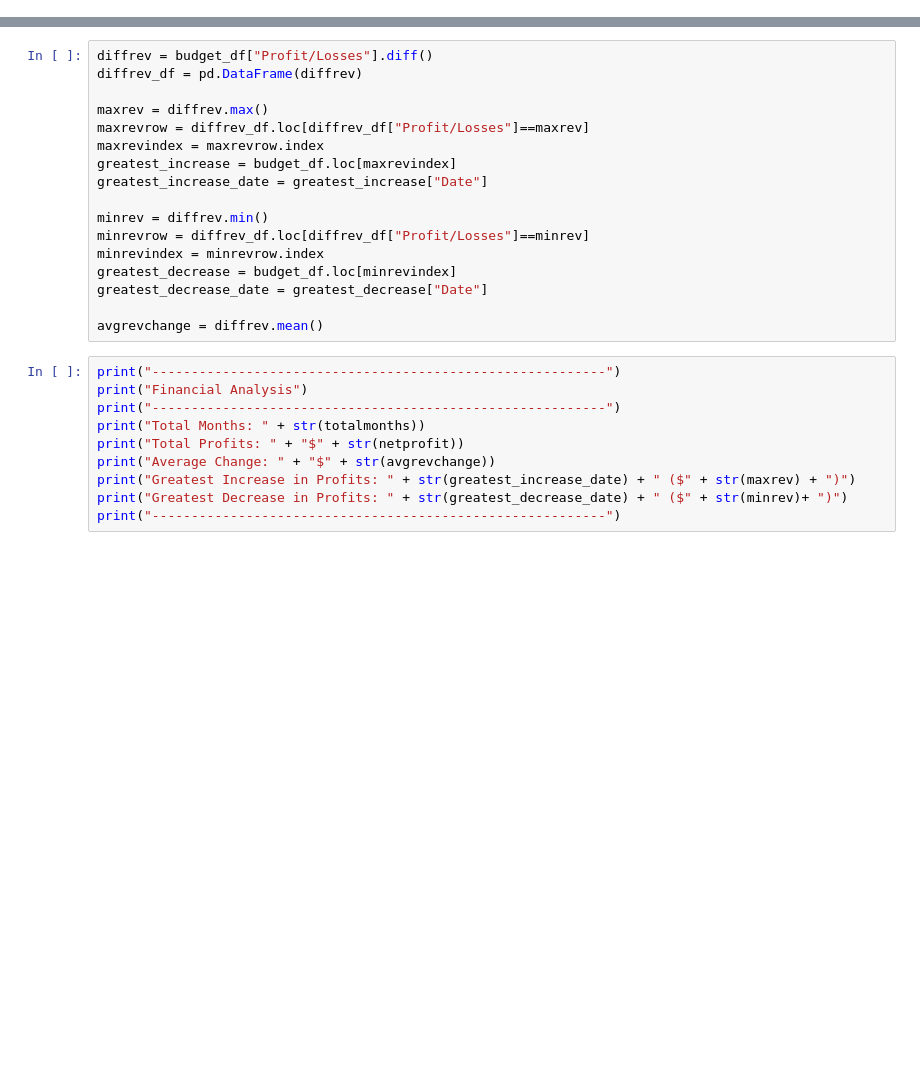
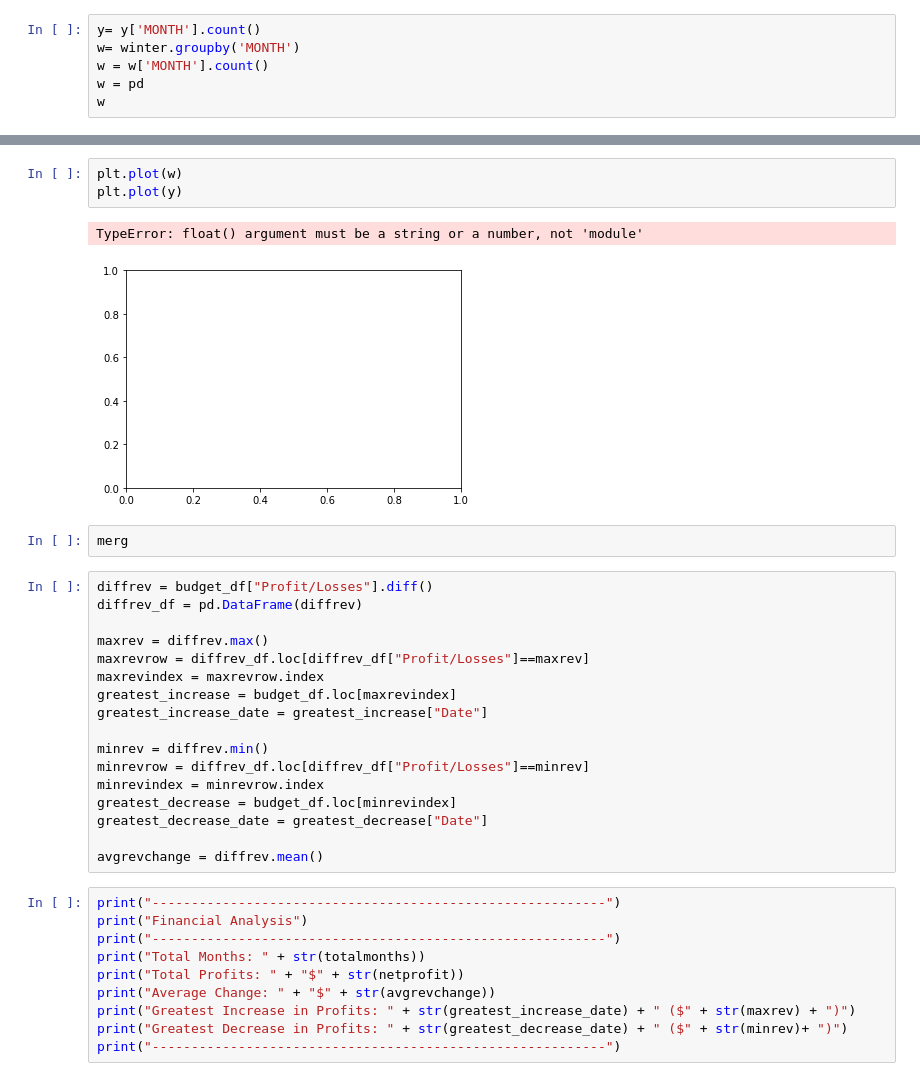
Before and after one commit to Jorgehdzdata/Project1_group3, a Jupyter notebook: Jorge.ipynb, the cells around one changed output, grey strips where cells are left out. Cells and saved outputs as stored; diff of their text form; blank space fills up the shorter version.

```diff
--- a/Jorge.ipynb
+++ b/Jorge.ipynb
@@ -38,0 +97,6 @@ winter.head(100)
+# %%
+y= y['MONTH'].count()
+w= winter.groupby('MONTH')
+w = w['MONTH'].count()
+w = pd
+w
@@ -39,3 +121,11 @@ winter.head(100)
+# %%
+plt.plot(w)
+plt.plot(y)
+# %% [output]
+TypeError: float() argument must be a string or a number, not 'module'
+[figure, added]
+# %%
+merg
 # %%
 diffrev = budget_df["Profit/Losses"].diff()
 diffrev_df = pd.DataFrame(diffrev)
```
Also changed, not shown: parts of 18 cells of this notebook, 2 other files.
